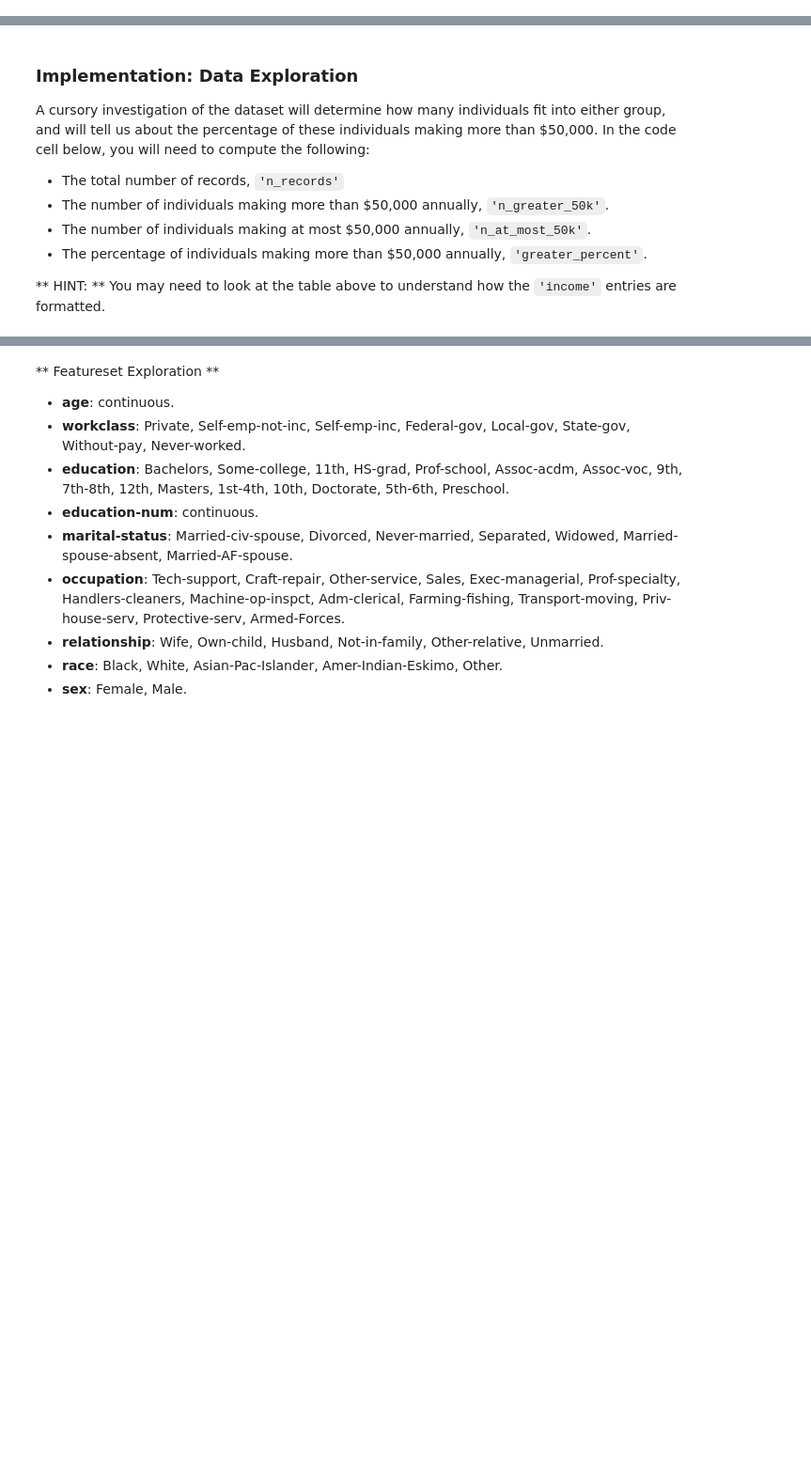
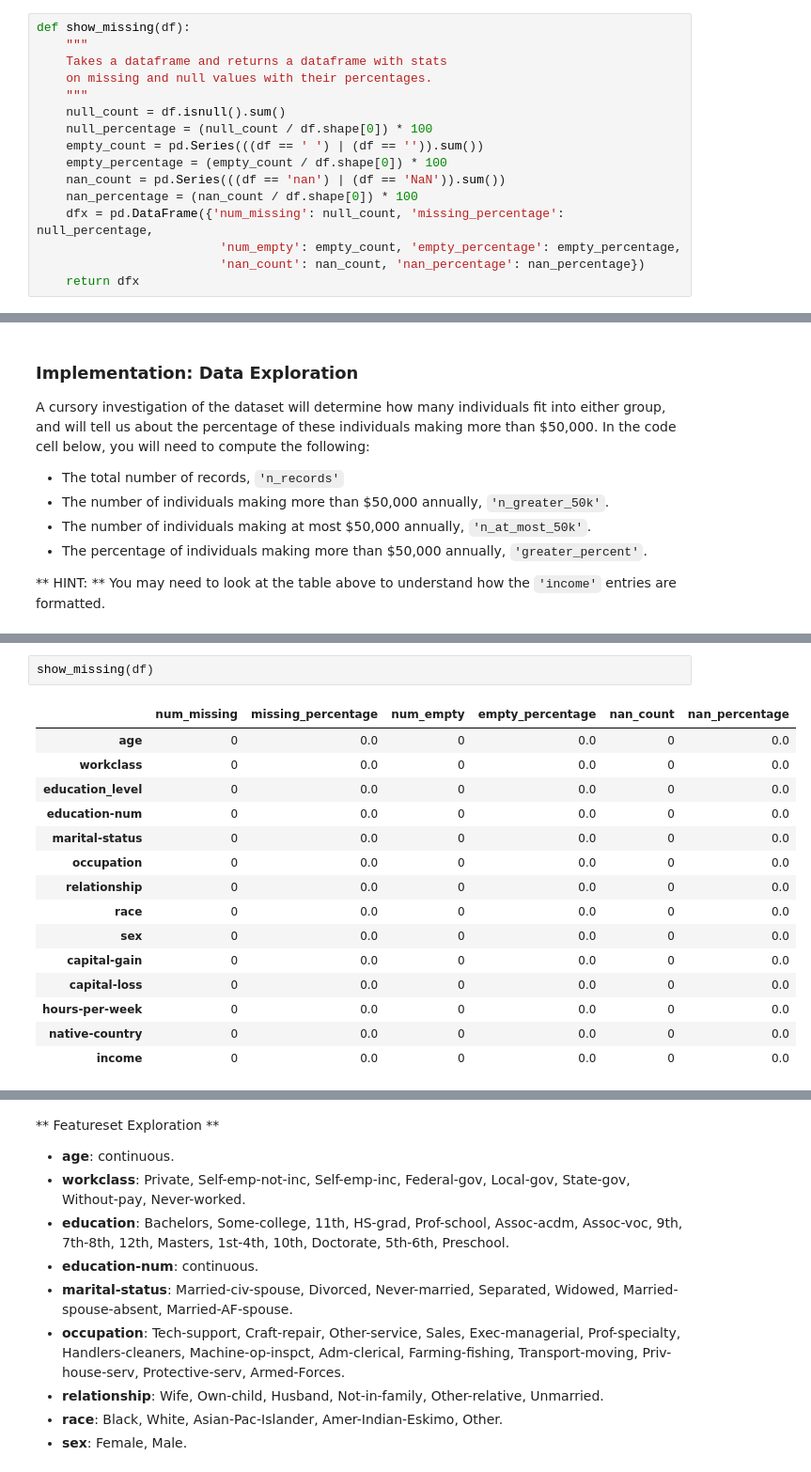
Before and after one commit to ecdedios/udacity-machine-learning-supervised-learning-project, a Jupyter notebook: notebooks/finding_donors 01.ipynb, the cells around one changed output, grey strips where cells are left out. Shown at 94% size. Saved outputs shown, nothing was run; the diff lists cells and outputs as text; blank space fills up the shorter version.

```diff
--- a/notebooks/finding_donors 01.ipynb
+++ b/notebooks/finding_donors 01.ipynb
@@ -40,0 +52,16 @@ ModuleNotFoundError: No module named 'visuals'
+# %%
+def show_missing(df):
+    """
+    Takes a dataframe and returns a dataframe with stats
+    on missing and null values with their percentages.
+    """
+    null_count = df.isnull().sum()
+    null_percentage = (null_count / df.shape[0]) * 100
+    empty_count = pd.Series(((df == ' ') | (df == '')).sum())
+    empty_percentage = (empty_count / df.shape[0]) * 100
+    nan_count = pd.Series(((df == 'nan') | (df == 'NaN')).sum())
+    nan_percentage = (nan_count / df.shape[0]) * 100
+    dfx = pd.DataFrame({'num_missing': null_count, 'missing_percentage': null_percentage,
+                         'num_empty': empty_count, 'empty_percentage': empty_percentage,
+                         'nan_count': nan_count, 'nan_percentage': nan_percentage})
+    return dfx
@@ -49,0 +103,18 @@ A cursory investigation of the dataset will determine how many individuals fit i
+# %%
+show_missing(df)
+# %% [output]
+|  | num_missing | missing_percentage | num_empty | empty_percentage | nan_count | nan_percentage |
+| age | 0 | 0.0 | 0 | 0.0 | 0 | 0.0 |
+| workclass | 0 | 0.0 | 0 | 0.0 | 0 | 0.0 |
+| education_level | 0 | 0.0 | 0 | 0.0 | 0 | 0.0 |
+| education-num | 0 | 0.0 | 0 | 0.0 | 0 | 0.0 |
+| marital-status | 0 | 0.0 | 0 | 0.0 | 0 | 0.0 |
+| occupation | 0 | 0.0 | 0 | 0.0 | 0 | 0.0 |
+| relationship | 0 | 0.0 | 0 | 0.0 | 0 | 0.0 |
+| race | 0 | 0.0 | 0 | 0.0 | 0 | 0.0 |
+| sex | 0 | 0.0 | 0 | 0.0 | 0 | 0.0 |
+| capital-gain | 0 | 0.0 | 0 | 0.0 | 0 | 0.0 |
+| capital-loss | 0 | 0.0 | 0 | 0.0 | 0 | 0.0 |
+| hours-per-week | 0 | 0.0 | 0 | 0.0 | 0 | 0.0 |
+| native-country | 0 | 0.0 | 0 | 0.0 | 0 | 0.0 |
+| income | 0 | 0.0 | 0 | 0.0 | 0 | 0.0 |
```
Also changed, not shown: parts of 19 cells of this notebook, 1 other file.
